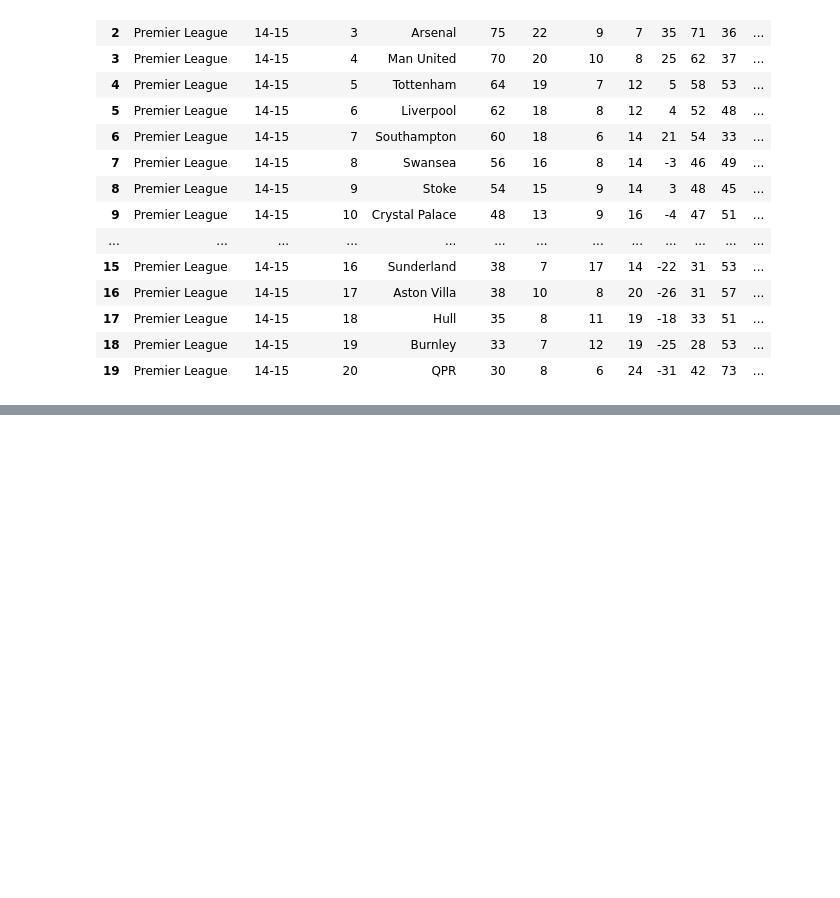
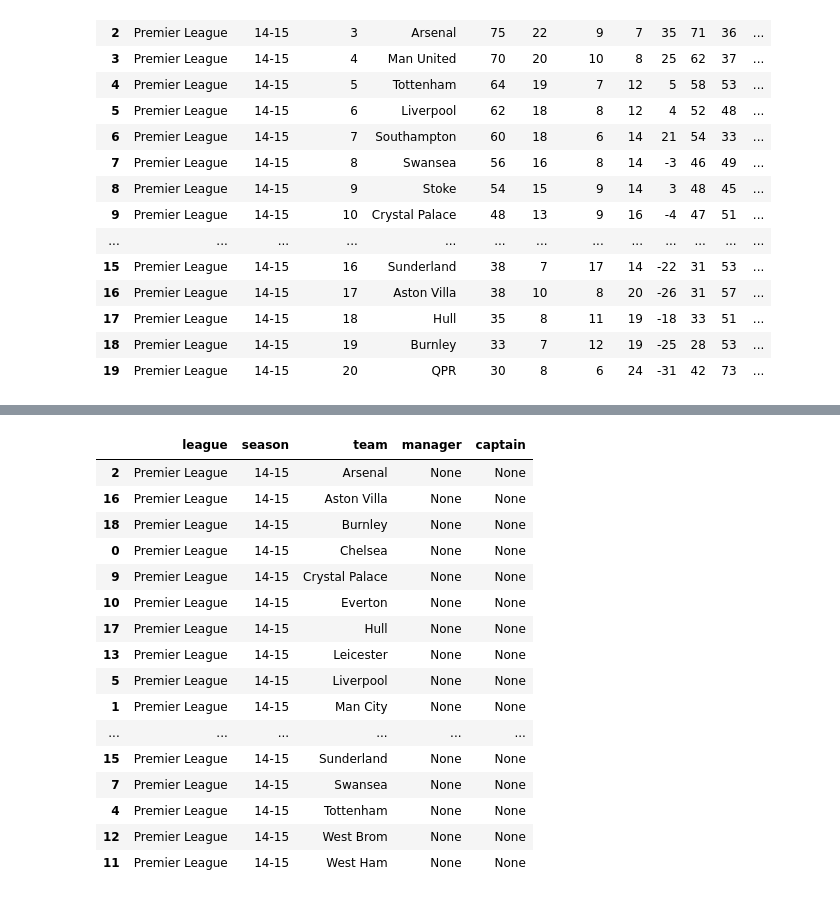
Before and after one commit to MinY96/FooballAnalytics, a Jupyter notebook: 2. Analysis/3, Preprocessing/Preprocessing_Test.ipynb, the cells around one changed output, grey strips where cells are left out. Drawn from its saved outputs; the diff is of its cells as text; code cells hidden in the pictures; blank space fills up the shorter version.

```diff
--- a/2. Analysis/3, Preprocessing/Preprocessing_Test.ipynb
+++ b/2. Analysis/3, Preprocessing/Preprocessing_Test.ipynb
@@ -74 +78,26 @@ dt_season_match
 760 rows × 28 columns
+# %%
+dt_season = dt_season_position[['league', 'season', 'team']].copy()
+dt_season['manager'] = None
+dt_season['captain'] = None
+dt_season.sort_values('team', inplace=True)
+# %%
+dt_season
+# %% [output]
+|  | league | season | team | manager | captain |
+| 2 | Premier League | 14-15 | Arsenal | None | None |
+| 16 | Premier League | 14-15 | Aston Villa | None | None |
+| 18 | Premier League | 14-15 | Burnley | None | None |
+| 0 | Premier League | 14-15 | Chelsea | None | None |
+| 9 | Premier League | 14-15 | Crystal Palace | None | None |
+| 10 | Premier League | 14-15 | Everton | None | None |
+| 17 | Premier League | 14-15 | Hull | None | None |
+| 13 | Premier League | 14-15 | Leicester | None | None |
+| 5 | Premier League | 14-15 | Liverpool | None | None |
+| 1 | Premier League | 14-15 | Man City | None | None |
+| ... | ... | ... | ... | ... | ... |
+| 15 | Premier League | 14-15 | Sunderland | None | None |
+| 7 | Premier League | 14-15 | Swansea | None | None |
+| 4 | Premier League | 14-15 | Tottenham | None | None |
+| 12 | Premier League | 14-15 | West Brom | None | None |
+| 11 | Premier League | 14-15 | West Ham | None | None |
```
Also changed, not shown: parts of 3 cells of this notebook, 1 other file.
